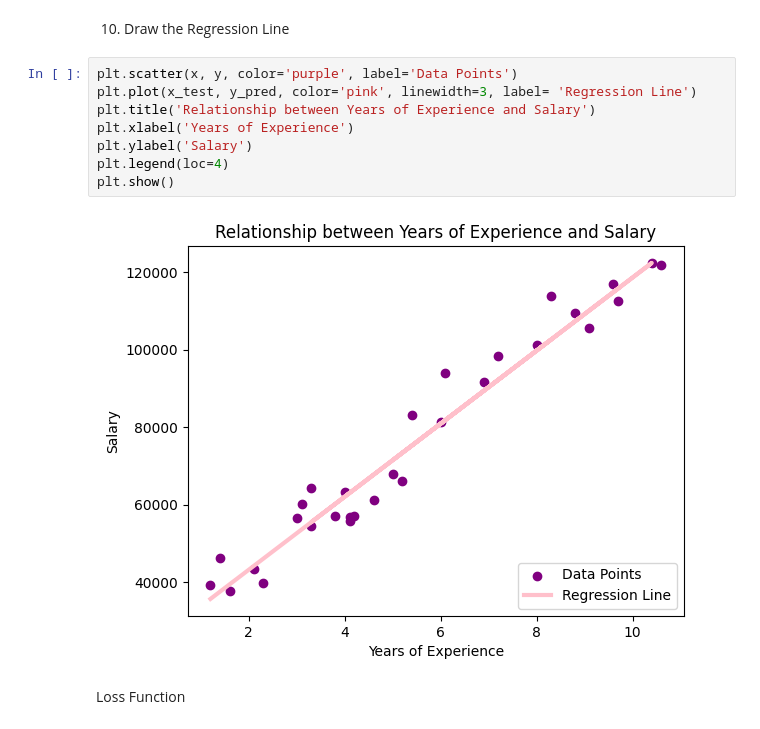
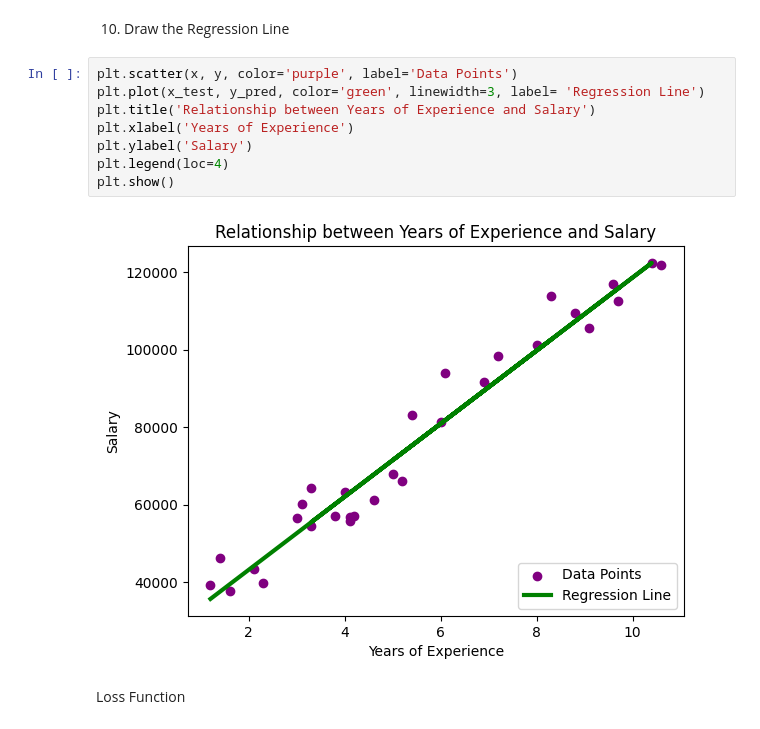
Before and after one commit to xRomory/CCMACLRL_EXERCISES_COM231ML, a Jupyter notebook: exercise_2/DEVERA_COM231_Exercise2.ipynb, the cells around one changed output. Drawn from its saved outputs; the diff is of its cells as text.

Commit message:
Linear Regression Exercise 2

```diff
--- a/exercise_2/DEVERA_COM231_Exercise2.ipynb
+++ b/exercise_2/DEVERA_COM231_Exercise2.ipynb
@@ -133,14 +133,14 @@ y =  9426.038769074832 * x +  24382.731502336872
 10. Draw the Regression Line
 # %%
 plt.scatter(x, y, color='purple', label='Data Points')
-plt.plot(x_test, y_pred, color='pink', linewidth=3, label= 'Regression Line')
+plt.plot(x_test, y_pred, color='green', linewidth=3, label= 'Regression Line')
 plt.title('Relationship between Years of Experience and Salary')
 plt.xlabel('Years of Experience')
 plt.ylabel('Salary')
 plt.legend(loc=4)
 plt.show()
 # %% [output]
-[figure, old version]
+[figure, new version]
 # %% [markdown]
 Loss Function
 # %%
```
